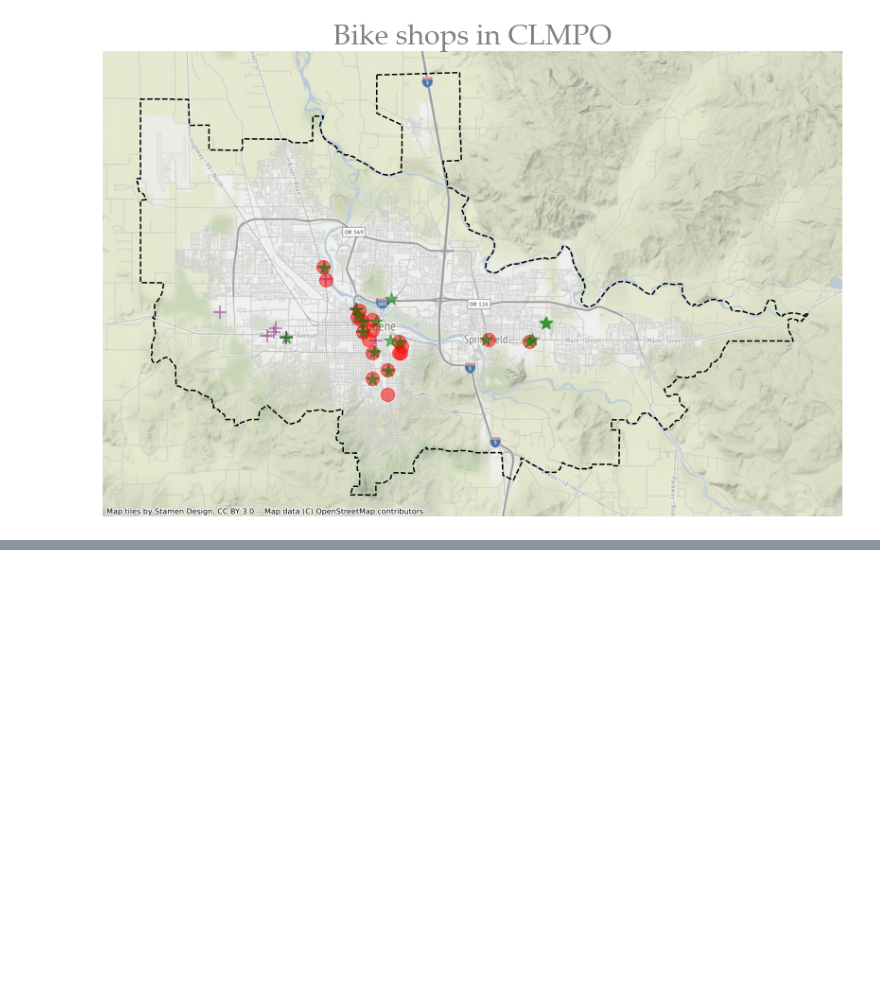
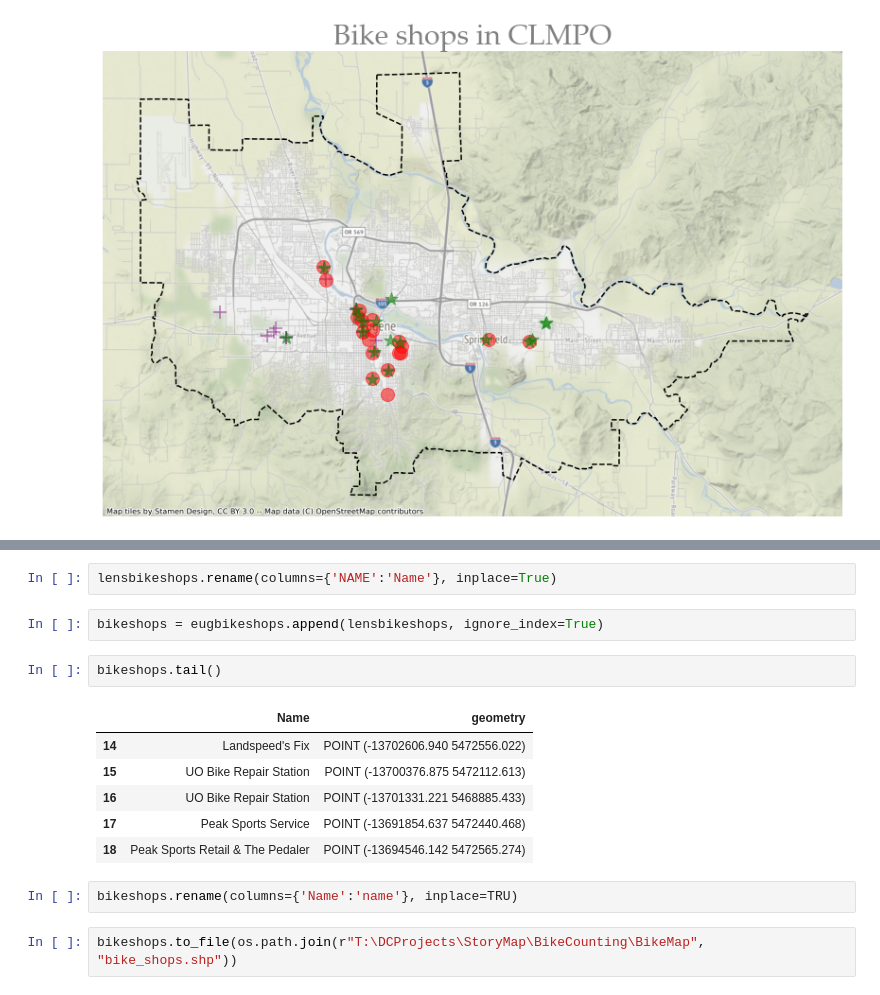
Before and after one commit to dongmeic/BikeCounting, a Jupyter notebook: BikeMap/BikeShops.ipynb, the cells around one changed output, grey strips where cells are left out. Saved outputs shown, nothing was run; the diff lists cells and outputs as text; blank space fills up the shorter version.

```diff
--- a/BikeMap/BikeShops.ipynb
+++ b/BikeMap/BikeShops.ipynb
@@ -119,0 +136,17 @@ ax.axis("off");
+# %%
+lensbikeshops.rename(columns={'NAME':'Name'}, inplace=True)
+# %%
+bikeshops = eugbikeshops.append(lensbikeshops, ignore_index=True)
+# %%
+bikeshops.tail()
+# %% [output]
+|  | Name | geometry |
+| 14 | Landspeed's Fix | POINT (-13702606.940 5472556.022) |
+| 15 | UO Bike Repair Station | POINT (-13700376.875 5472112.613) |
+| 16 | UO Bike Repair Station | POINT (-13701331.221 5468885.433) |
+| 17 | Peak Sports Service | POINT (-13691854.637 5472440.468) |
+| 18 | Peak Sports Retail & The Pedaler | POINT (-13694546.142 5472565.274) |
+# %%
+bikeshops.rename(columns={'Name':'name'}, inplace=TRU)
+# %%
+bikeshops.to_file(os.path.join(r"T:\DCProjects\StoryMap\BikeCounting\BikeMap", "bike_shops.shp"))
```
Also changed, not shown: parts of 6 cells of this notebook, 2 other files.
